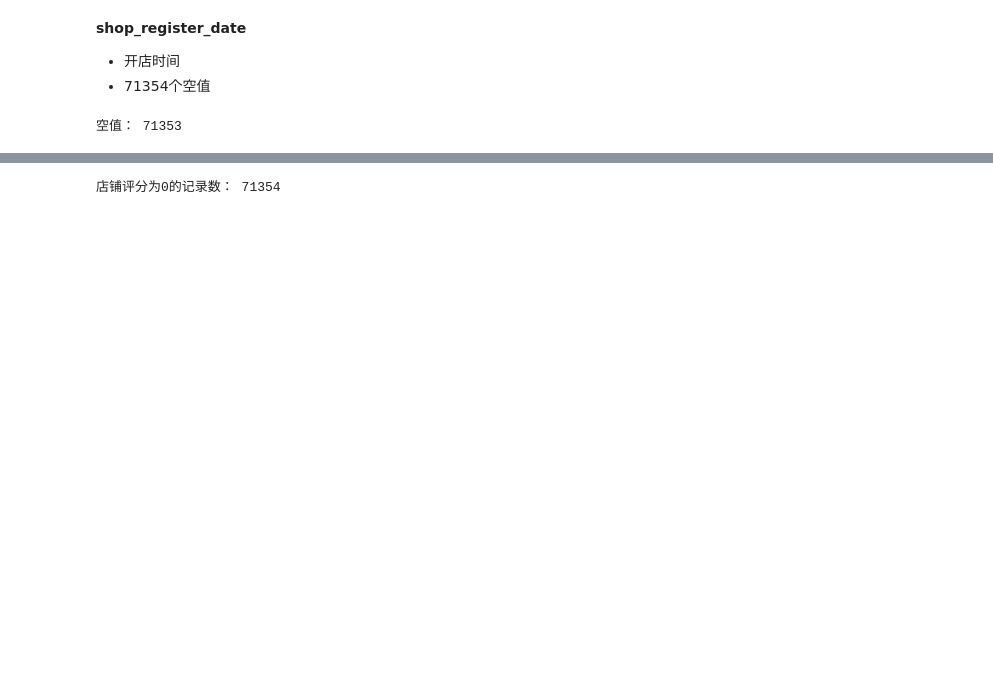
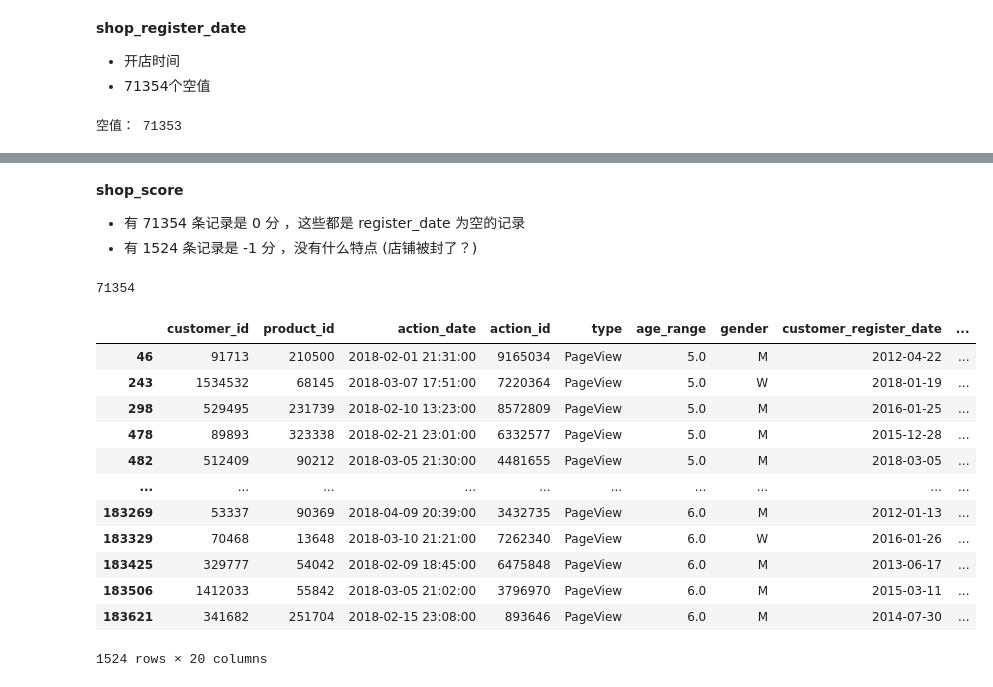
Before and after one commit to Xiqin01/JD_data_analysis, a Jupyter notebook: 预处理.ipynb, the cells around one changed output, grey strips where cells are left out. Drawn from its saved outputs; the diff is of its cells as text; code cells hidden in the pictures; blank space fills up the shorter version.

```diff
--- a/预处理.ipynb
+++ b/预处理.ipynb
@@ -540,4 +770,26 @@ array(['Jewellery Accessories', 'Mother and Infant', 'Outdoor Sports',
+# %% [markdown]
+**shop_score**
+- 有 71354 条记录是 0 分 ，这些都是 register_date 为空的记录
+- 有 1524 条记录是 -1 分 ，没有什么特点 (店铺被封了？)
 # %%
-print("店铺评分为0的记录数：",(data['shop_score']==0).sum())
+# 店铺评分为0的记录数
+(data['shop_score']==0).sum()
 # %% [output]
-店铺评分为0的记录数： 71354
+71354
+# %%
+# 店铺评分小于0的
+data.query('shop_score < 0')
+# %% [output]
+|  | customer_id | product_id | action_date | action_id | type | age_range | gender | customer_register_date | ... |
+| 46 | 91713 | 210500 | 2018-02-01 21:31:00 | 9165034 | PageView | 5.0 | M | 2012-04-22 | ... |
+| 243 | 1534532 | 68145 | 2018-03-07 17:51:00 | 7220364 | PageView | 5.0 | W | 2018-01-19 | ... |
+| 298 | 529495 | 231739 | 2018-02-10 13:23:00 | 8572809 | PageView | 5.0 | M | 2016-01-25 | ... |
+| 478 | 89893 | 323338 | 2018-02-21 23:01:00 | 6332577 | PageView | 5.0 | M | 2015-12-28 | ... |
+| 482 | 512409 | 90212 | 2018-03-05 21:30:00 | 4481655 | PageView | 5.0 | M | 2018-03-05 | ... |
+| ... | ... | ... | ... | ... | ... | ... | ... | ... | ... |
+| 183269 | 53337 | 90369 | 2018-04-09 20:39:00 | 3432735 | PageView | 6.0 | M | 2012-01-13 | ... |
+| 183329 | 70468 | 13648 | 2018-03-10 21:21:00 | 7262340 | PageView | 6.0 | W | 2016-01-26 | ... |
+| 183425 | 329777 | 54042 | 2018-02-09 18:45:00 | 6475848 | PageView | 6.0 | M | 2013-06-17 | ... |
+| 183506 | 1412033 | 55842 | 2018-03-05 21:02:00 | 3796970 | PageView | 6.0 | M | 2015-03-11 | ... |
+| 183621 | 341682 | 251704 | 2018-02-15 23:08:00 | 893646 | PageView | 6.0 | M | 2014-07-30 | ... |
+1524 rows × 20 columns
```
Also changed, not shown: parts of 68 cells of this notebook, 4 other files.
